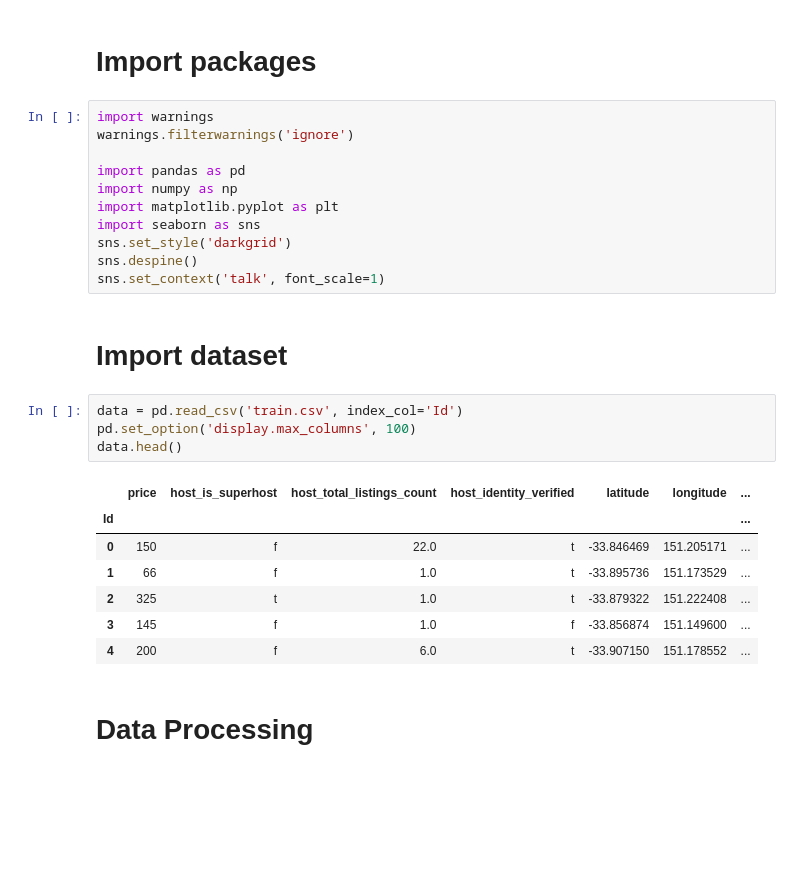
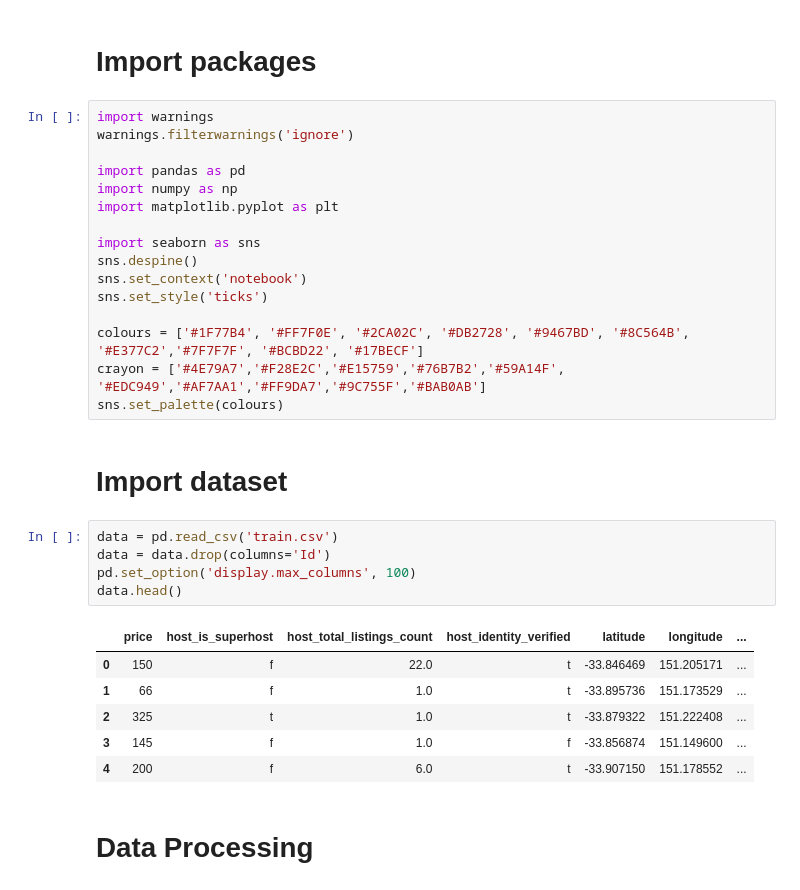
Before and after one commit to jackweou/QBUS3820, a Jupyter notebook: Airbnb.ipynb, the cells around one changed output. Drawn from its saved outputs; the diff is of its cells as text; blank space fills up the shorter version.

```diff
--- a/Airbnb.ipynb
+++ b/Airbnb.ipynb
@@ -7,19 +7,24 @@ warnings.filterwarnings('ignore')
 import pandas as pd
 import numpy as np
 import matplotlib.pyplot as plt
+
 import seaborn as sns
-sns.set_style('darkgrid')
 sns.despine()
-sns.set_context('talk', font_scale=1)
+sns.set_context('notebook')
+sns.set_style('ticks')
+
+colours = ['#1F77B4', '#FF7F0E', '#2CA02C', '#DB2728', '#9467BD', '#8C564B', '#E377C2','#7F7F7F', '#BCBD22', '#17BECF']
+crayon = ['#4E79A7','#F28E2C','#E15759','#76B7B2','#59A14F', '#EDC949','#AF7AA1','#FF9DA7','#9C755F','#BAB0AB']
+sns.set_palette(colours)
 # %% [markdown]
 # Import dataset
 # %%
-data = pd.read_csv('train.csv', index_col='Id')
+data = pd.read_csv('train.csv')
+data = data.drop(columns='Id')
 pd.set_option('display.max_columns', 100)
 data.head()
 # %% [output]
 |  | price | host_is_superhost | host_total_listings_count | host_identity_verified | latitude | longitude | ... |
-| Id |  |  |  |  |  |  | ... |
 | 0 | 150 | f | 22.0 | t | -33.846469 | 151.205171 | ... |
 | 1 | 66 | f | 1.0 | t | -33.895736 | 151.173529 | ... |
 | 2 | 325 | t | 1.0 | t | -33.879322 | 151.222408 | ... |
```
Also changed, not shown: parts of 59 cells of this notebook.
